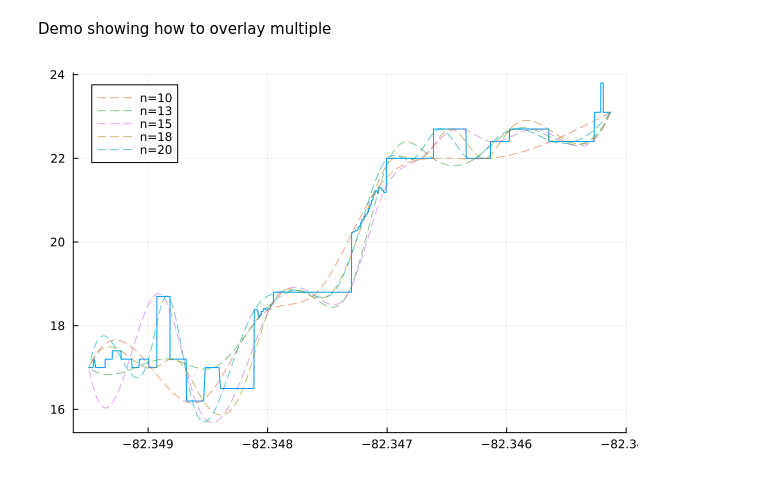
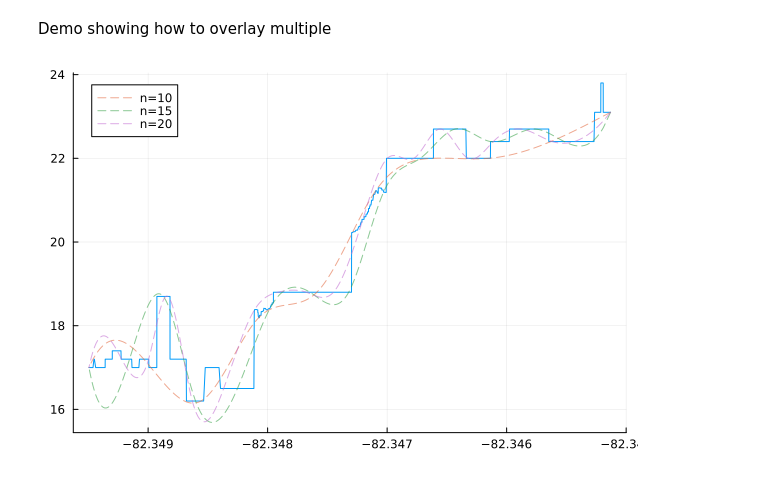
Before and after one commit to Scevitee/NA-FinalProject, a Jupyter notebook: src/cubic_1d_demo.ipynb, the cells around one changed output. Saved outputs shown, nothing was run; the diff lists cells and outputs as text; code cells hidden in the pictures.

Commit message:
Added functionality to cubic_plot function

```diff
--- a/src/cubic_1d_demo.ipynb
+++ b/src/cubic_1d_demo.ipynb
@@ -158,10 +158,16 @@ plot!(plt, x_sorted, cspline_f.(x_sorted), ls=:dash)
 
 I've opted for a function that plots an overlay of the spline onto a preexisting plot. I think this makes it easy to plot a bunch of splines at different values of n. It moreover allows for you to easily change the styling of the original plot without having to edit the function every time or pass in a bunch of parameters.
 # %%
-function plot_cubic_spline(plt, x, y, n=10; alpha=0.6)
+"""
+     plot_cubic_spline(plt, x, y, n=10; la=0.6, fa=0.0)
+
+Takes in a plot of the original data and overlays a cubic spline using `n` data points. If you want to shade the area between
+the plots, set fa=[SOME VALUE 0.0-1.0]. You can also adjust how dark a line is by setting la=[SOME VALUE 0.0-1.0]
+"""
+function plot_cubic_spline(plt, x, y, n=10; la=0.6, fa=0.0)
      x_sorted = sort(x, rev=true);
      xs, ys = get_spaced_points(x_sorted, y, n);
      cspline_f = spinterp(xs, ys)
-     plot!(plt, x_sorted, cspline_f.(x_sorted), label="n=$n",ls=:dash, alpha=alpha)
+     plot!(plt, x_sorted, cspline_f.(x_sorted), fillrange=y, fillalpha = fa, label="n=$n",ls=:dash, alpha=la)
 end
 # %% [output]
@@ -174,14 +180,14 @@ plot_cubic_spline(plt, x, y, 26)
 # %% [markdown]
 Demo showing how to overlay multiple
 # %%
-ns = [10, 13, 15, 18, 20]
+ns = [10, 15, 20]
 
 plt = plot(x_sorted, y, label=:none)
 
 for n in ns
      plot_cubic_spline(plt, x, y, n)
 end
 
 plt
 # %% [output]
-[figure, old version]
+[figure, new version]
```
Also changed, not shown: parts of 3 cells of this notebook.
